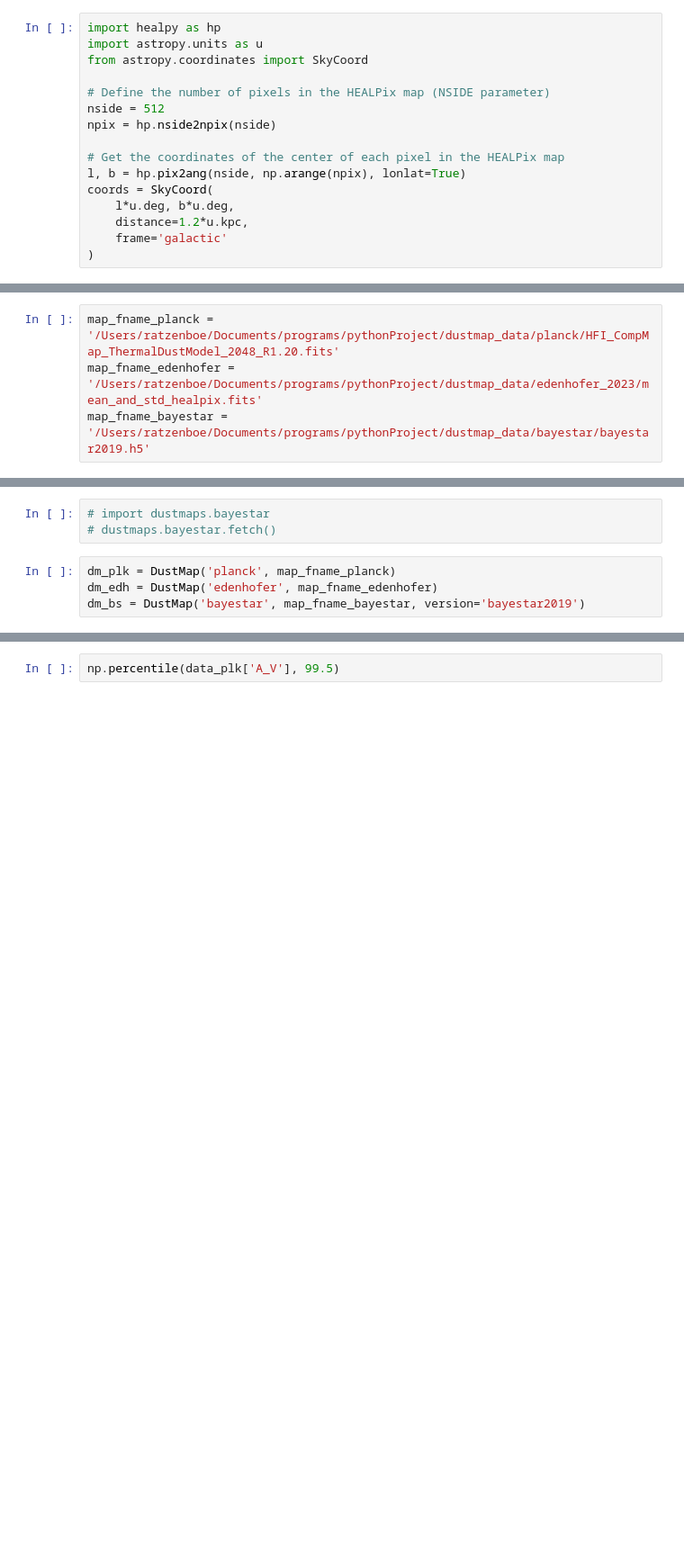
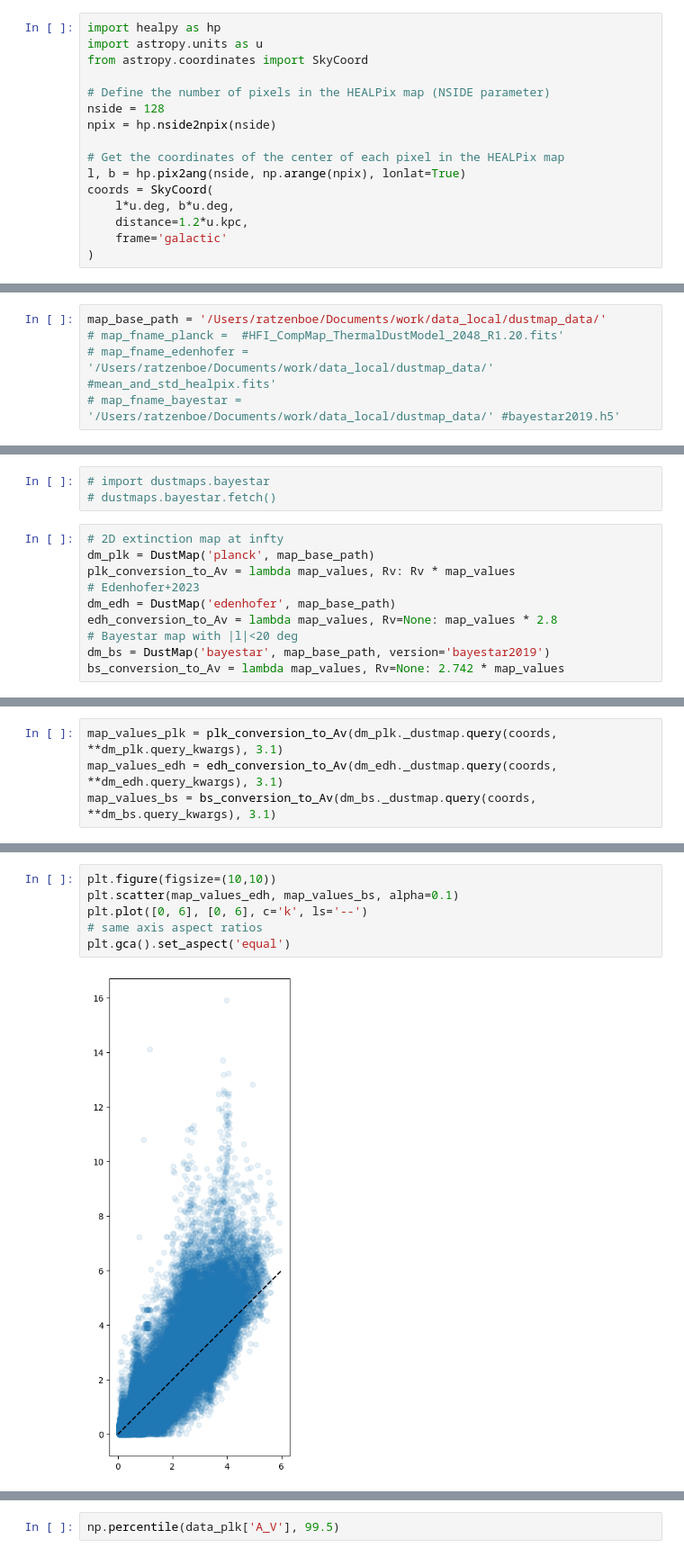
Before and after one commit to sebastianratzenboeck/StarPipeline, a Jupyter notebook: dustmaps_test.ipynb, the cells around one changed output, grey strips where cells are left out. Shown: that part at 90% size. Cells and saved outputs as stored; diff of their text form; blank space fills up the shorter version.

```diff
--- a/dustmaps_test.ipynb
+++ b/dustmaps_test.ipynb
@@ -15,7 +18,7 @@ import astropy.units as u
 from astropy.coordinates import SkyCoord
 
 # Define the number of pixels in the HEALPix map (NSIDE parameter)
-nside = 512
+nside = 128
 npix = hp.nside2npix(nside)
 
 # Get the coordinates of the center of each pixel in the HEALPix map
@@ -28,16 +37,23 @@ coords = SkyCoord(
 # %%
-map_fname_planck = '/Users/ratzenboe/Documents/programs/pythonProject/dustmap_data/planck/HFI_CompMap_ThermalDustModel_2048_R1.20.fits'
-map_fname_edenhofer = '/Users/ratzenboe/Documents/programs/pythonProject/dustmap_data/edenhofer_2023/mean_and_std_healpix.fits'
-map_fname_bayestar = '/Users/ratzenboe/Documents/programs/pythonProject/dustmap_data/bayestar/bayestar2019.h5'
+map_base_path = '/Users/ratzenboe/Documents/work/data_local/dustmap_data/'
+# map_fname_planck =  #HFI_CompMap_ThermalDustModel_2048_R1.20.fits'
+# map_fname_edenhofer = '/Users/ratzenboe/Documents/work/data_local/dustmap_data/' #mean_and_std_healpix.fits'
+# map_fname_bayestar = '/Users/ratzenboe/Documents/work/data_local/dustmap_data/' #bayestar2019.h5'
 # %% [markdown]
 # Download dustmaps
 # %%
 # import dustmaps.bayestar
 # dustmaps.bayestar.fetch()
 # %%
-dm_plk = DustMap('planck', map_fname_planck)
-dm_edh = DustMap('edenhofer', map_fname_edenhofer)
-dm_bs = DustMap('bayestar', map_fname_bayestar, version='bayestar2019')
+# 2D extinction map at infty
+dm_plk = DustMap('planck', map_base_path)
+plk_conversion_to_Av = lambda map_values, Rv: Rv * map_values
+# Edenhofer+2023
+dm_edh = DustMap('edenhofer', map_base_path)
+edh_conversion_to_Av = lambda map_values, Rv=None: map_values * 2.8
+# Bayestar map with |l|<20 deg
+dm_bs = DustMap('bayestar', map_base_path, version='bayestar2019')
+bs_conversion_to_Av = lambda map_values, Rv=None: 2.742 * map_values
 # %% [output]
 Integrating extinction map (this might take a couple of minutes)...
 Optimizing map for querying (this might take a couple of seconds)...
@@ -61,0 +78,4 @@ t = 22.247 s
+# %%
+map_values_plk = plk_conversion_to_Av(dm_plk._dustmap.query(coords, **dm_plk.query_kwargs), 3.1)
+map_values_edh = edh_conversion_to_Av(dm_edh._dustmap.query(coords, **dm_edh.query_kwargs), 3.1)
+map_values_bs = bs_conversion_to_Av(dm_bs._dustmap.query(coords, **dm_bs.query_kwargs), 3.1)
@@ -62 +86,9 @@ t = 22.247 s
+# %%
+plt.figure(figsize=(10,10))
+plt.scatter(map_values_edh, map_values_bs, alpha=0.1)
+plt.plot([0, 6], [0, 6], c='k', ls='--')
+# same axis aspect ratios
+plt.gca().set_aspect('equal')
+# %% [output]
+[figure, added]
 # %%
```
Also changed, not shown: parts of 6 cells of this notebook, 25 other files.
